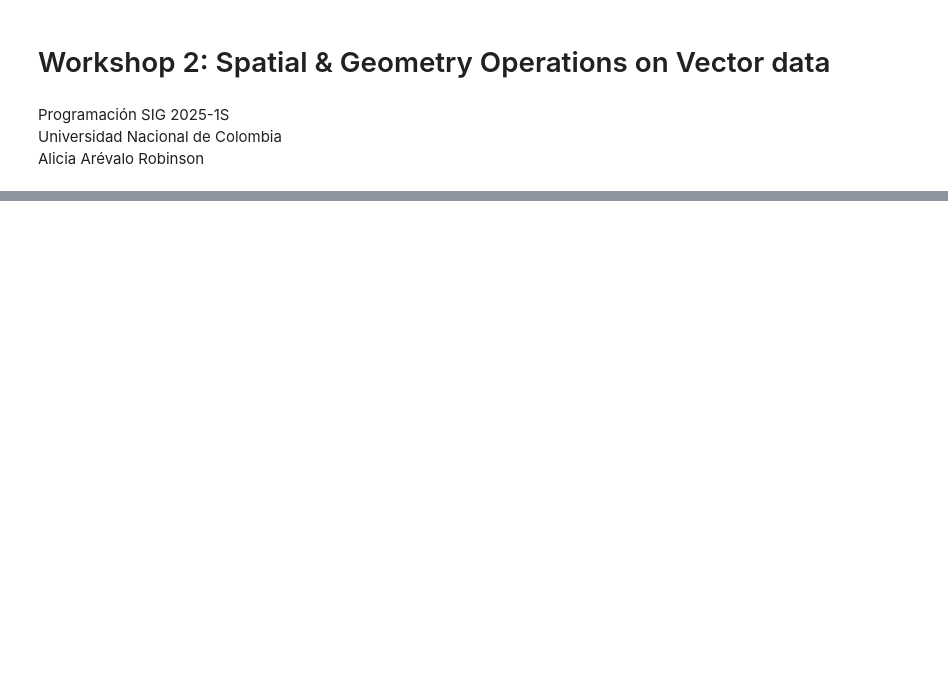
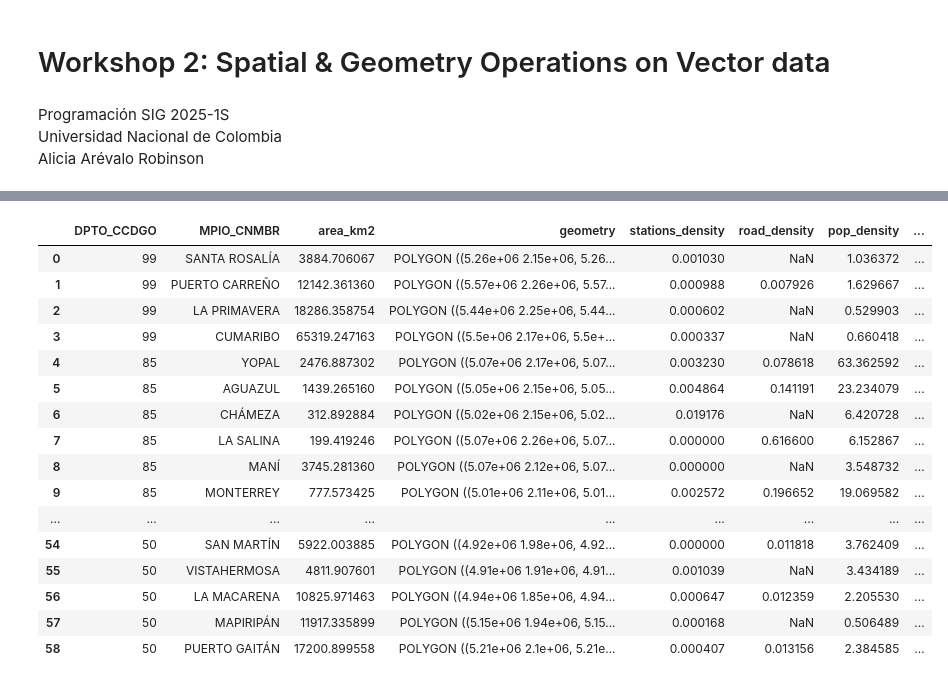
Before and after one commit to aliciaarevalor/PS, a Jupyter notebook: Workshop2_PS_AliciaArevaloRobinson.ipynb, the cells around one changed output, grey strips where cells are left out. Cells and saved outputs as stored; diff of their text form; code cells hidden in the pictures; blank space fills up the shorter version.

```diff
--- a/Workshop2_PS_AliciaArevaloRobinson.ipynb
+++ b/Workshop2_PS_AliciaArevaloRobinson.ipynb
@@ -104,0 +568,24 @@ ideam_gdf
+# %%
+ori_muni_final = ori_muni.merge(ori_station_counts[['MPIO_CNMBR','stations_density']], on='MPIO_CNMBR', how='left')
+ori_muni_final = ori_muni_final.merge(road_muni[['MPIO_CNMBR','road_density']], on='MPIO_CNMBR', how='left')
+ori_muni_final = ori_muni_final.merge(ori_population[['MPIO_CNMBR','pop_density']], on='MPIO_CNMBR', how='left')
+ori_muni_final = ori_muni_final.merge(buffer_muni_dissolved[['MPIO_CNMBR','area_in_buffer']], on='MPIO_CNMBR', how='left')
+ori_muni_final
+# %% [output]
+|  | DPTO_CCDGO | MPIO_CNMBR | area_km2 | geometry | stations_density | road_density | pop_density | ... |
+| 0 | 99 | SANTA ROSALÍA | 3884.706067 | POLYGON ((5.26e+06 2.15e+06, 5.26... | 0.001030 | NaN | 1.036372 | ... |
+| 1 | 99 | PUERTO CARREÑO | 12142.361360 | POLYGON ((5.57e+06 2.26e+06, 5.57... | 0.000988 | 0.007926 | 1.629667 | ... |
+| 2 | 99 | LA PRIMAVERA | 18286.358754 | POLYGON ((5.44e+06 2.25e+06, 5.44... | 0.000602 | NaN | 0.529903 | ... |
+| 3 | 99 | CUMARIBO | 65319.247163 | POLYGON ((5.5e+06 2.17e+06, 5.5e+... | 0.000337 | NaN | 0.660418 | ... |
+| 4 | 85 | YOPAL | 2476.887302 | POLYGON ((5.07e+06 2.17e+06, 5.07... | 0.003230 | 0.078618 | 63.362592 | ... |
+| 5 | 85 | AGUAZUL | 1439.265160 | POLYGON ((5.05e+06 2.15e+06, 5.05... | 0.004864 | 0.141191 | 23.234079 | ... |
+| 6 | 85 | CHÁMEZA | 312.892884 | POLYGON ((5.02e+06 2.15e+06, 5.02... | 0.019176 | NaN | 6.420728 | ... |
+| 7 | 85 | LA SALINA | 199.419246 | POLYGON ((5.07e+06 2.26e+06, 5.07... | 0.000000 | 0.616600 | 6.152867 | ... |
+| 8 | 85 | MANÍ | 3745.281360 | POLYGON ((5.07e+06 2.12e+06, 5.07... | 0.000000 | NaN | 3.548732 | ... |
+| 9 | 85 | MONTERREY | 777.573425 | POLYGON ((5.01e+06 2.11e+06, 5.01... | 0.002572 | 0.196652 | 19.069582 | ... |
+| ... | ... | ... | ... | ... | ... | ... | ... | ... |
+| 54 | 50 | SAN MARTÍN | 5922.003885 | POLYGON ((4.92e+06 1.98e+06, 4.92... | 0.000000 | 0.011818 | 3.762409 | ... |
+| 55 | 50 | VISTAHERMOSA | 4811.907601 | POLYGON ((4.91e+06 1.91e+06, 4.91... | 0.001039 | NaN | 3.434189 | ... |
+| 56 | 50 | LA MACARENA | 10825.971463 | POLYGON ((4.94e+06 1.85e+06, 4.94... | 0.000647 | 0.012359 | 2.205530 | ... |
+| 57 | 50 | MAPIRIPÁN | 11917.335899 | POLYGON ((5.15e+06 1.94e+06, 5.15... | 0.000168 | NaN | 0.506489 | ... |
+| 58 | 50 | PUERTO GAITÁN | 17200.899558 | POLYGON ((5.21e+06 2.1e+06, 5.21e... | 0.000407 | 0.013156 | 2.384585 | ... |
```
Also changed, not shown: parts of 83 cells of this notebook, 1 other file.
